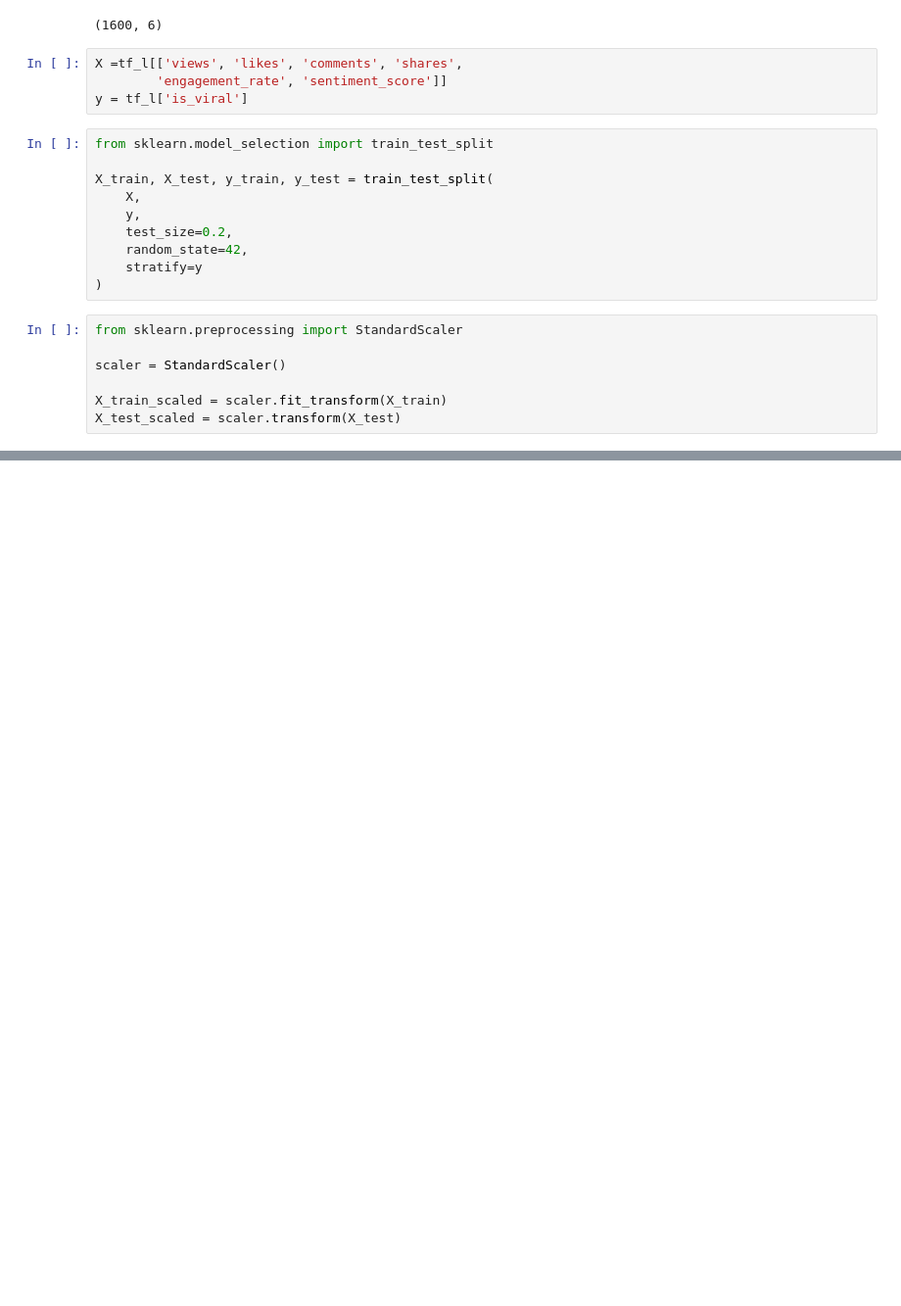
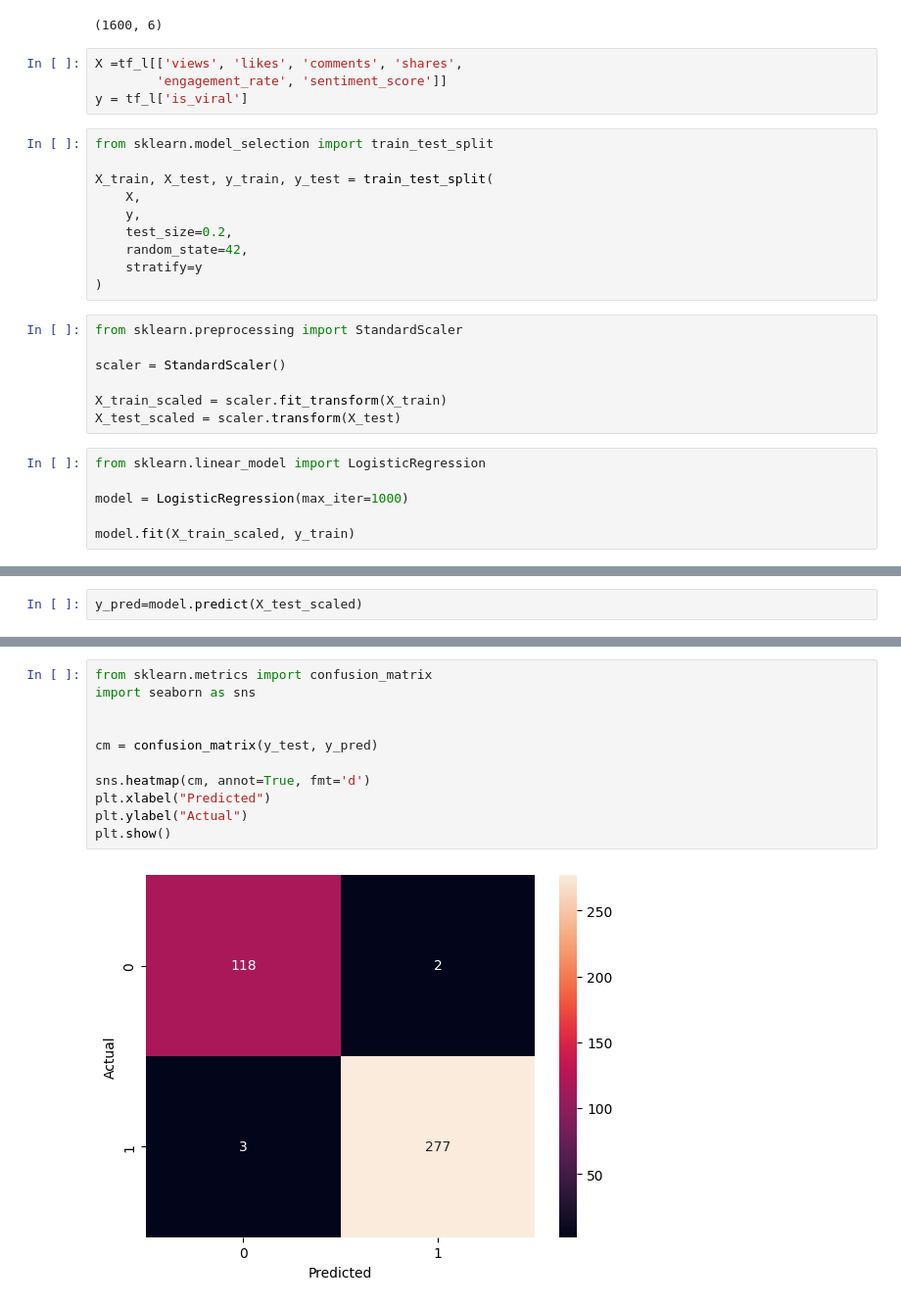
Before and after one commit to mayurimamdi/SocialMediaEDAandAnalysis, a Jupyter notebook: notebooks/EDA.ipynb, the cells around one changed output, grey strips where cells are left out. Shown at 98% size. Drawn from its saved outputs; the diff is of its cells as text; blank space fills up the shorter version.

```diff
--- a/notebooks/EDA.ipynb
+++ b/notebooks/EDA.ipynb
@@ -621,3 +621,9 @@ scaler = StandardScaler()
 
 X_train_scaled = scaler.fit_transform(X_train)
 X_test_scaled = scaler.transform(X_test)
+# %%
+from sklearn.linear_model import LogisticRegression
+
+model = LogisticRegression(max_iter=1000)
+
+model.fit(X_train_scaled, y_train)
@@ -623,0 +632,2 @@ X_test_scaled = scaler.transform(X_test)
+# %%
+y_pred=model.predict(X_test_scaled)
@@ -623,0 +653,13 @@ X_test_scaled = scaler.transform(X_test)
+# %%
+from sklearn.metrics import confusion_matrix
+import seaborn as sns
+
+
+cm = confusion_matrix(y_test, y_pred)
+
+sns.heatmap(cm, annot=True, fmt='d')
+plt.xlabel("Predicted")
+plt.ylabel("Actual")
+plt.show()
+# %% [output]
+[figure, added]
```
Also changed, not shown: parts of 5 cells of this notebook.
